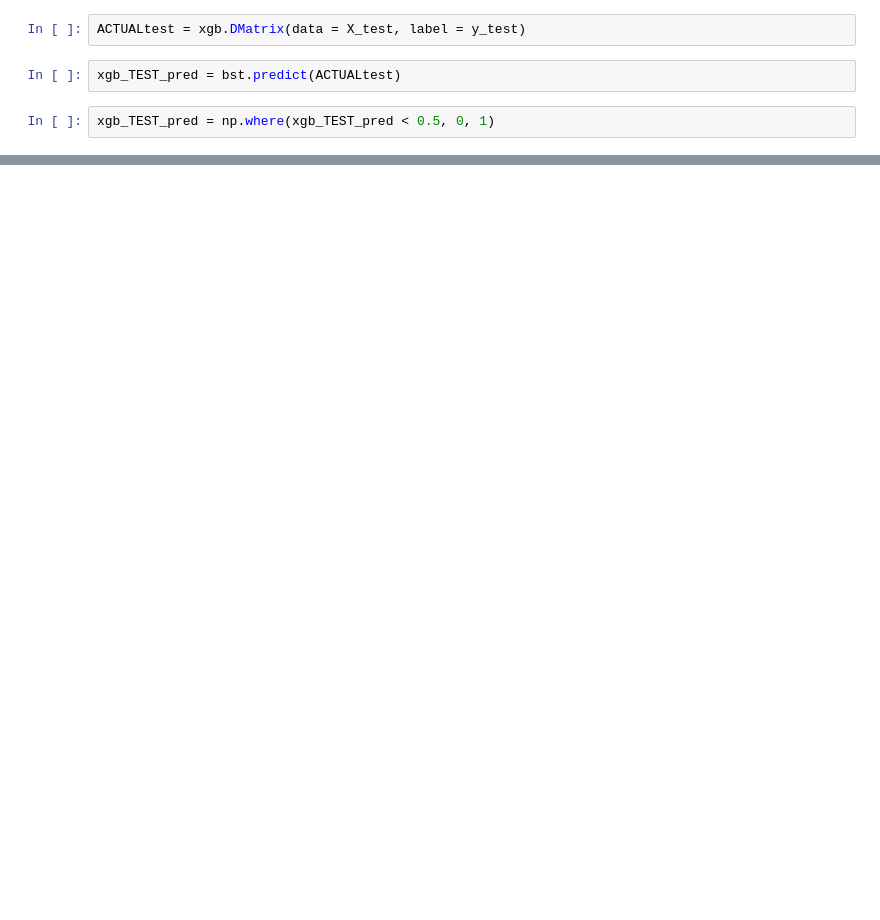
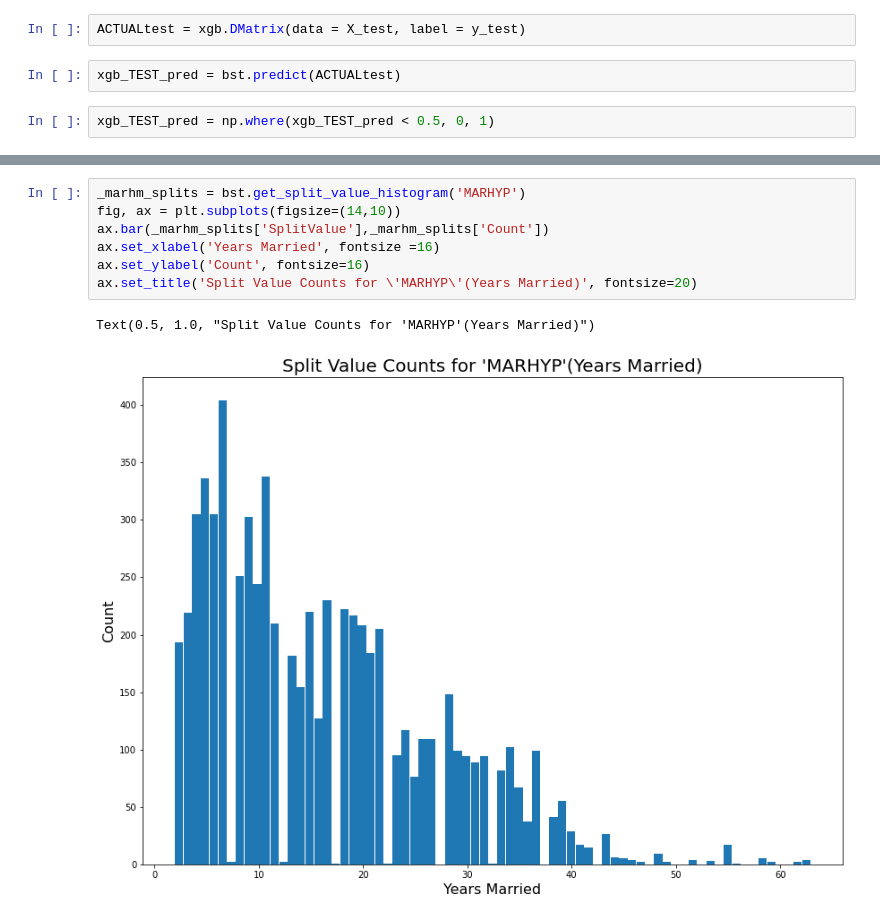
Before and after one commit to ptorres001/census_HI_classification_model, a Jupyter notebook: Boosted_Decision_Tree.ipynb, the cells around one changed output, grey strips where cells are left out. Cells and saved outputs as stored; diff of their text form; blank space fills up the shorter version.

```diff
--- a/Boosted_Decision_Tree.ipynb
+++ b/Boosted_Decision_Tree.ipynb
@@ -1064,0 +1167,10 @@ array([[  391,  1146],
+# %%
+_marhm_splits = bst.get_split_value_histogram('MARHYP')
+fig, ax = plt.subplots(figsize=(14,10))
+ax.bar(_marhm_splits['SplitValue'],_marhm_splits['Count'])
+ax.set_xlabel('Years Married', fontsize =16)
+ax.set_ylabel('Count', fontsize=16)
+ax.set_title('Split Value Counts for \'MARHYP\'(Years Married)', fontsize=20)
+# %% [output]
+Text(0.5, 1.0, "Split Value Counts for 'MARHYP'(Years Married)")
+[figure, added]
```
Also changed, not shown: parts of 44 cells of this notebook.
